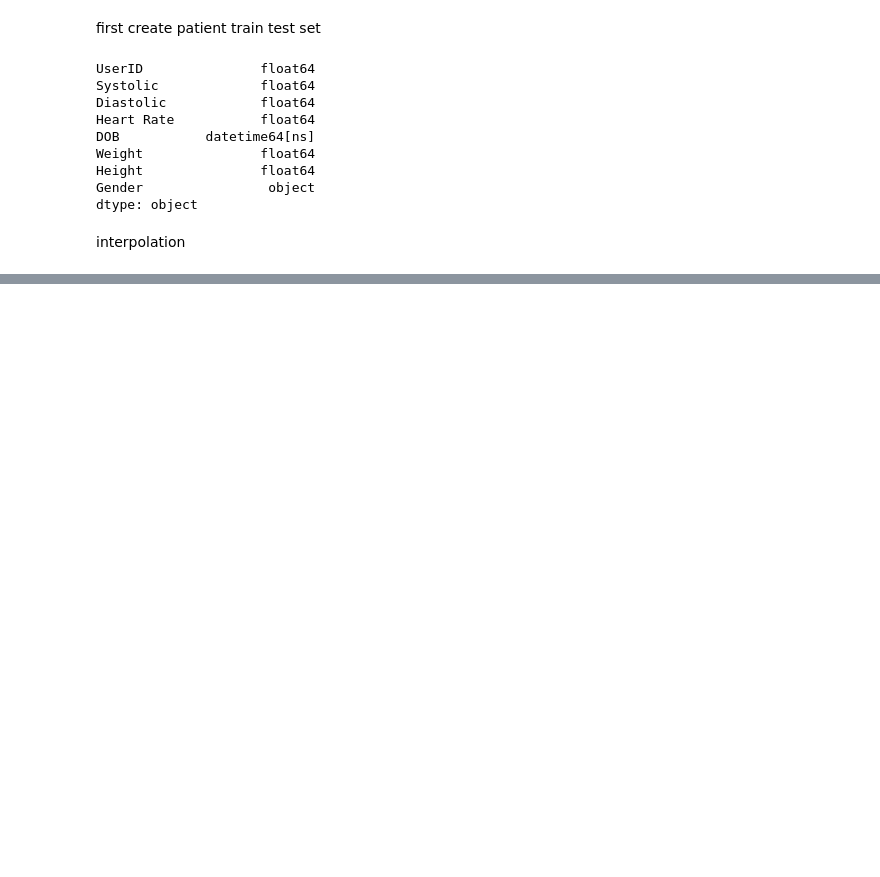
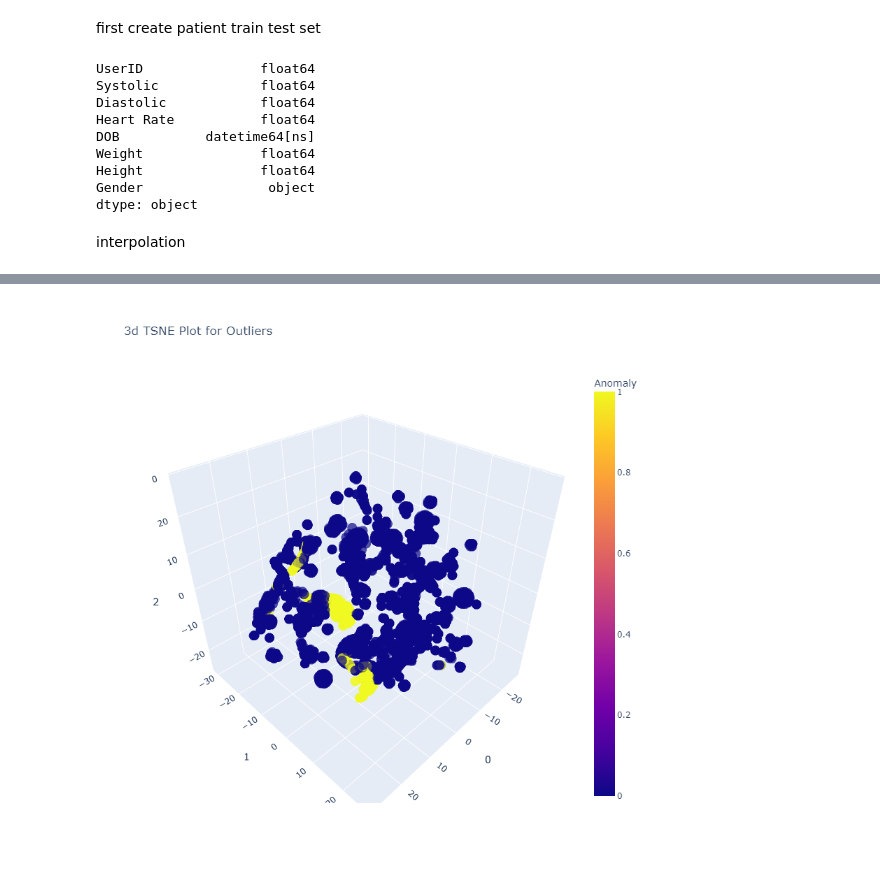
Before and after one commit to amylpm/Hypertension_prediction, a Jupyter notebook: Hypertension(regularly sampled data)/Codebase(previous paper codes)/Hypertension_code_amy/imputation missing value.ipynb, the cells around one changed output, grey strips where cells are left out. Cells and saved outputs as stored; diff of their text form; code cells hidden in the pictures; blank space fills up the shorter version.

```diff
--- a/Hypertension(regularly sampled data)/Codebase(previous paper codes)/Hypertension_code_amy/imputation missing value.ipynb
+++ b/Hypertension(regularly sampled data)/Codebase(previous paper codes)/Hypertension_code_amy/imputation missing value.ipynb
@@ -152,0 +167,3 @@ fig = df_knn_imputed.plot(x='Diastolic', y='Heart Rate', kind='scatter', c=null_
+# %%
+iforest = create_model('iforest')
+print(iforest)
@@ -152,0 +191,4 @@ fig = df_knn_imputed.plot(x='Diastolic', y='Heart Rate', kind='scatter', c=null_
+# %%
+plot_model(iforest, plot = 'tsne')
+# %% [output]
+[figure, added]
```
Also changed, not shown: parts of 32 cells of this notebook, 1 other file.
